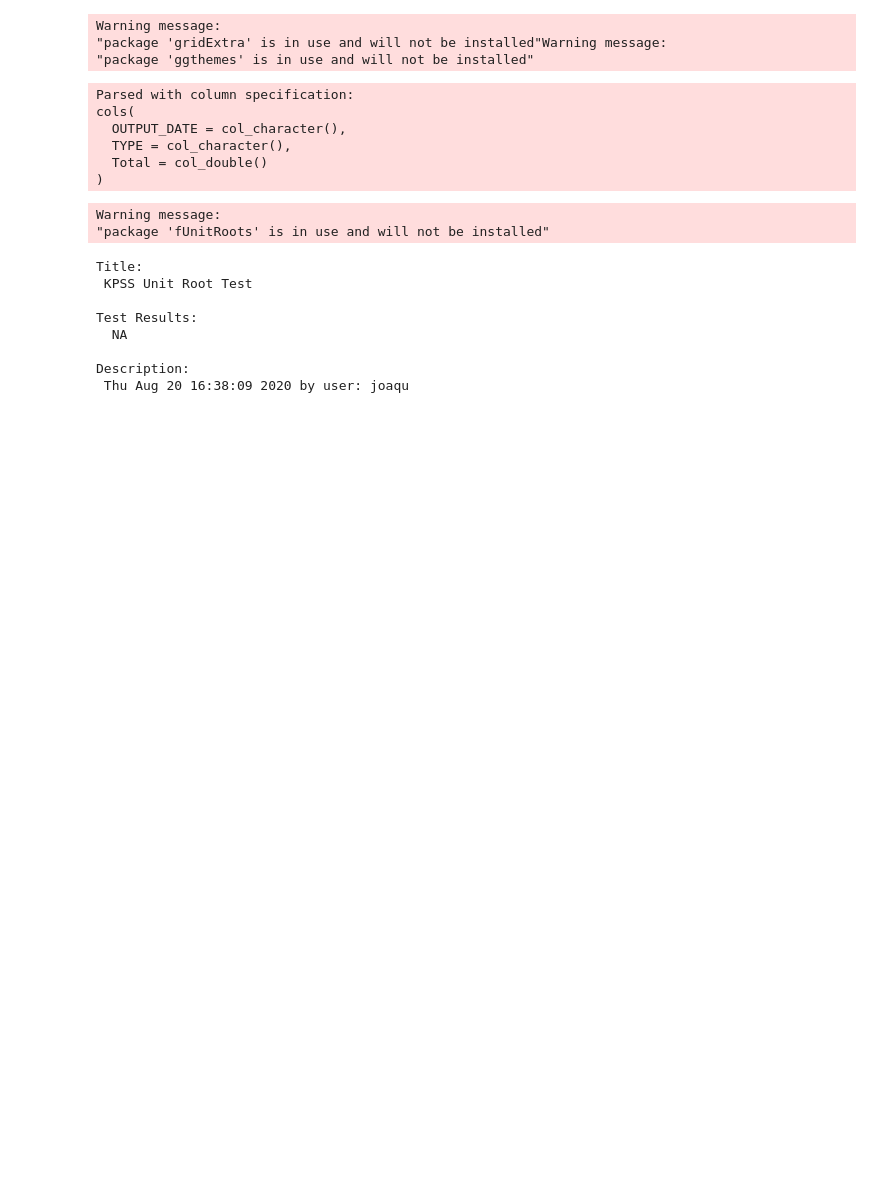
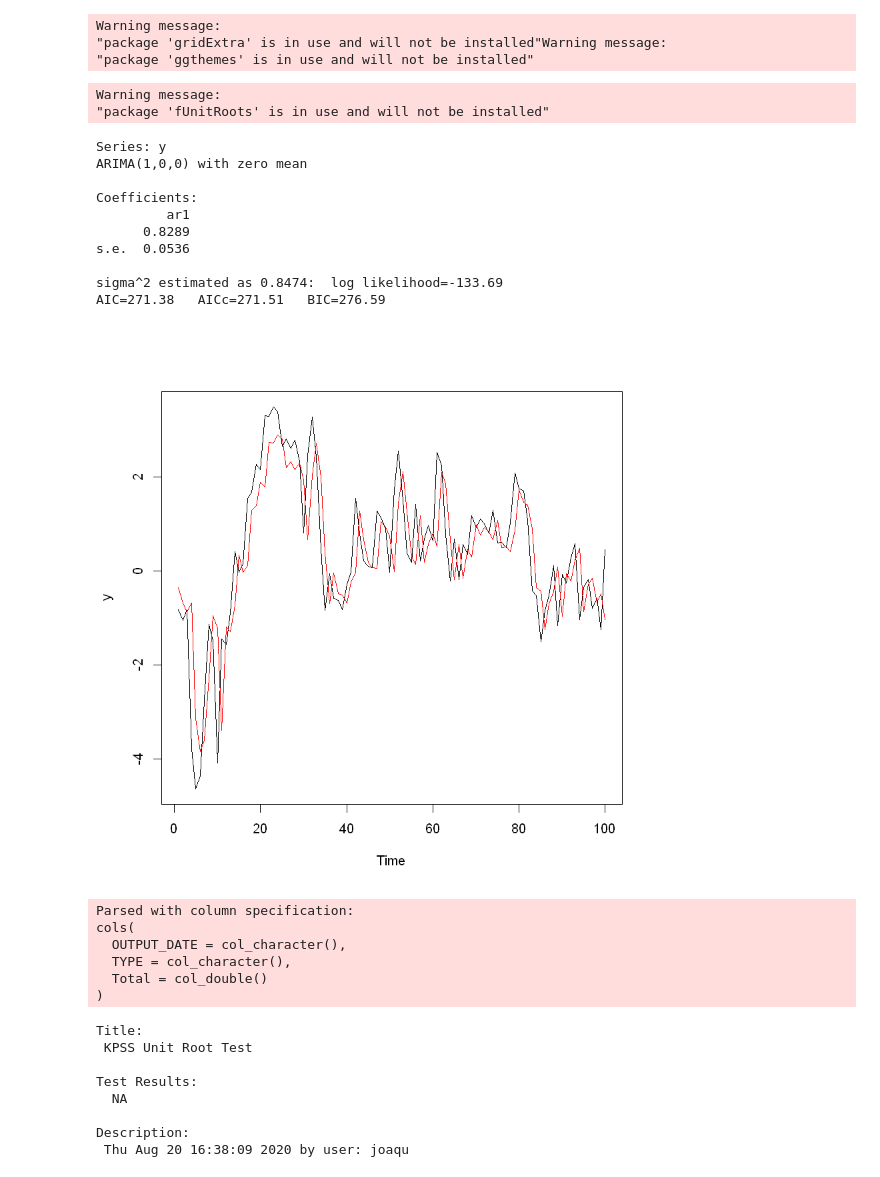
Before and after one commit to jcastanonv/Statistical-Thinking-UCSP, a Jupyter notebook: Consumption TS.ipynb, the cells around one changed output. Cells and saved outputs as stored; diff of their text form; code cells hidden in the pictures; blank space fills up the shorter version.

```diff
--- a/Consumption TS.ipynb
+++ b/Consumption TS.ipynb
@@ -57,16 +62,36 @@ Warning message:
-# %%
-ConsumptionClear <- read_csv("https://raw.githubusercontent.com/jcastanonv/Statistical-Thinking-UCSP/master/ConsumptionClear.csv")
-# %% [output]
-Parsed with column specification:
-cols(
-  OUTPUT_DATE = col_character(),
-  TYPE = col_character(),
-  Total = col_double()
-)
 # %%
 install.packages("fUnitRoots")
 library("fUnitRoots")
 # %% [output]
 Warning message:
 "package 'fUnitRoots' is in use and will not be installed"
+# %%
+y=arima.sim(list(ar=.9),n=100)
+
+arm=auto.arima(y)
+arm
+plot(y)
+lines(fitted(arm), col='red')
+# %% [output]
+Series: y
+ARIMA(1,0,0) with zero mean
+
+Coefficients:
+         ar1
+      0.8289
+s.e.  0.0536
+
+sigma^2 estimated as 0.8474:  log likelihood=-133.69
+AIC=271.38   AICc=271.51   BIC=276.59
+[figure, added]
+# %%
+ConsumptionClear <- read_csv("https://raw.githubusercontent.com/jcastanonv/Statistical-Thinking-UCSP/master/ConsumptionClear.csv")
+ConsumptionClear$OUTPUT_DATE <- anydate(ConsumptionClear$OUTPUT_DATE)
+# %% [output]
+Parsed with column specification:
+cols(
+  OUTPUT_DATE = col_character(),
+  TYPE = col_character(),
+  Total = col_double()
+)
 # %%
```
Also changed, not shown: parts of 9 cells of this notebook.
